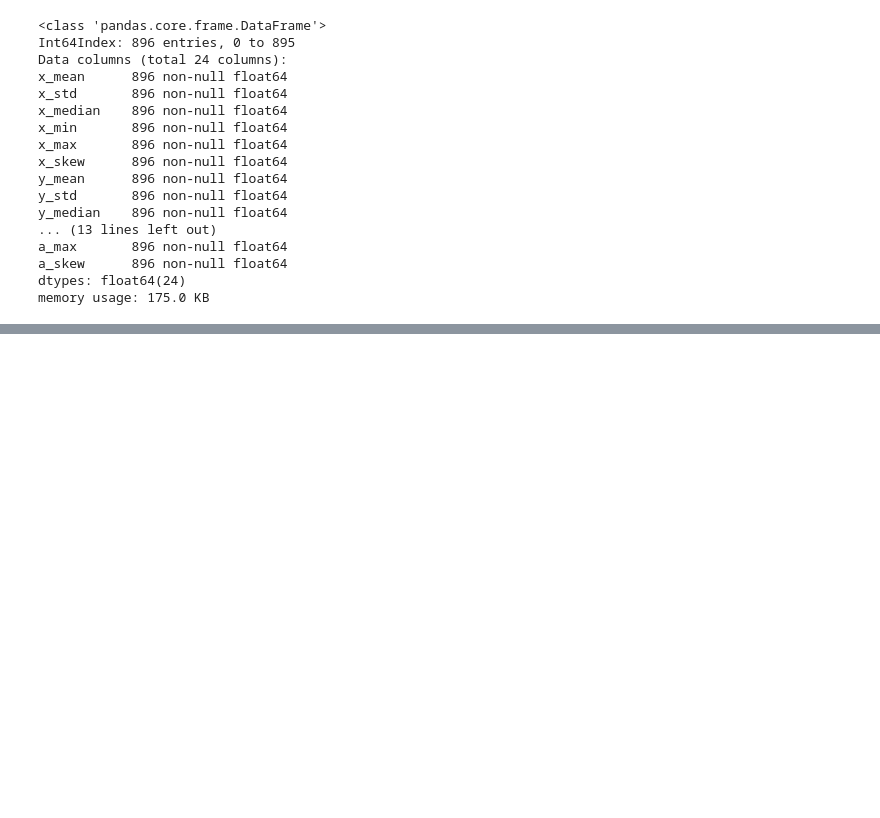
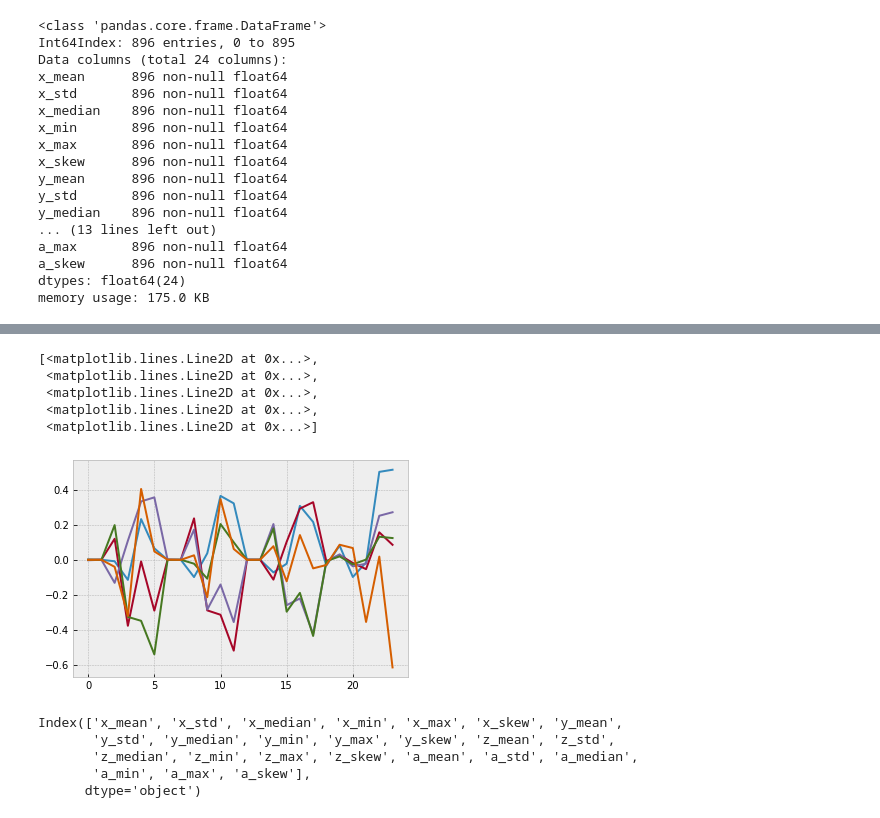
Before and after one commit to MatanAvitan/timeseries_kaggle, a Jupyter notebook: notebooks/data_exploration.ipynb, the cells around one changed output, grey strips where cells are left out. Cells and saved outputs as stored; diff of their text form; code cells hidden in the pictures; blank space fills up the shorter version.

```diff
--- a/notebooks/data_exploration.ipynb
+++ b/notebooks/data_exploration.ipynb
@@ -247,0 +292,17 @@ features
+# %%
+plt.plot(pca.components_.T)
+# %% [output]
+[<matplotlib.lines.Line2D at 0x...>,
+ <matplotlib.lines.Line2D at 0x...>,
+ <matplotlib.lines.Line2D at 0x...>,
+ <matplotlib.lines.Line2D at 0x...>,
+ <matplotlib.lines.Line2D at 0x...>]
+[figure, added]
+# %%
+features.columns
+# %% [output]
+Index(['x_mean', 'x_std', 'x_median', 'x_min', 'x_max', 'x_skew', 'y_mean',
+       'y_std', 'y_median', 'y_min', 'y_max', 'y_skew', 'z_mean', 'z_std',
+       'z_median', 'z_min', 'z_max', 'z_skew', 'a_mean', 'a_std', 'a_median',
+       'a_min', 'a_max', 'a_skew'],
+      dtype='object')
```
Also changed, not shown: parts of 6 cells of this notebook.
